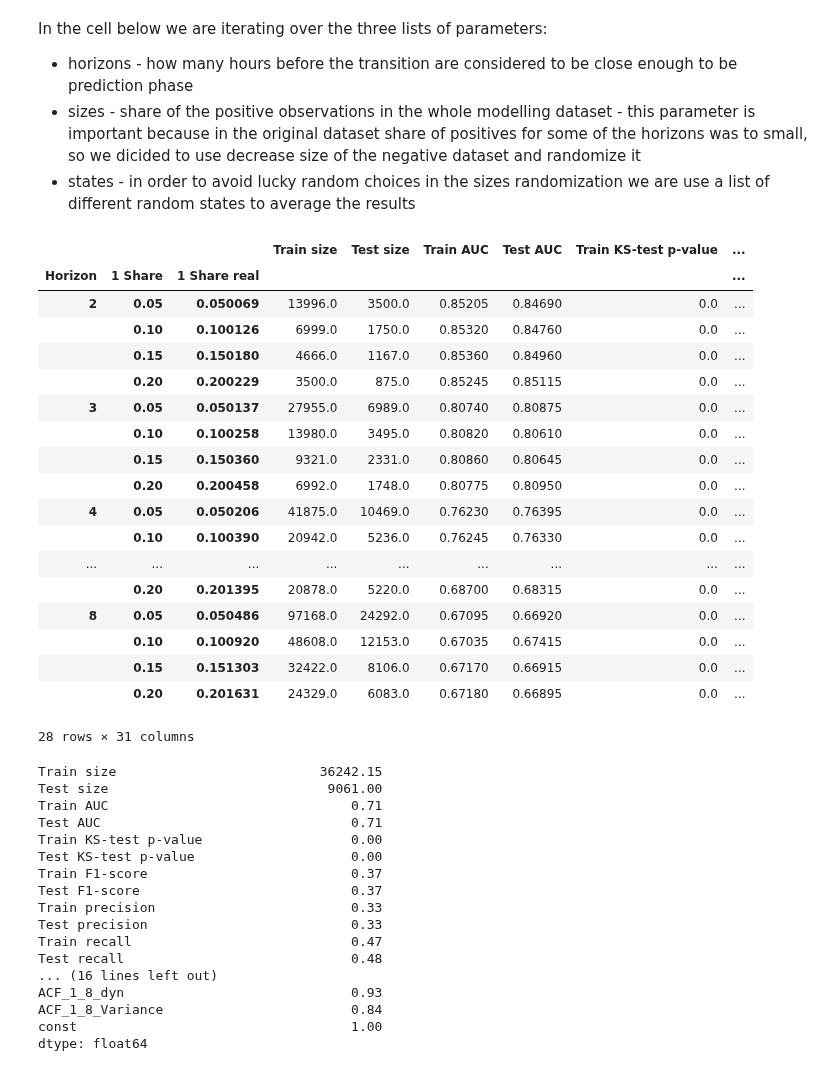
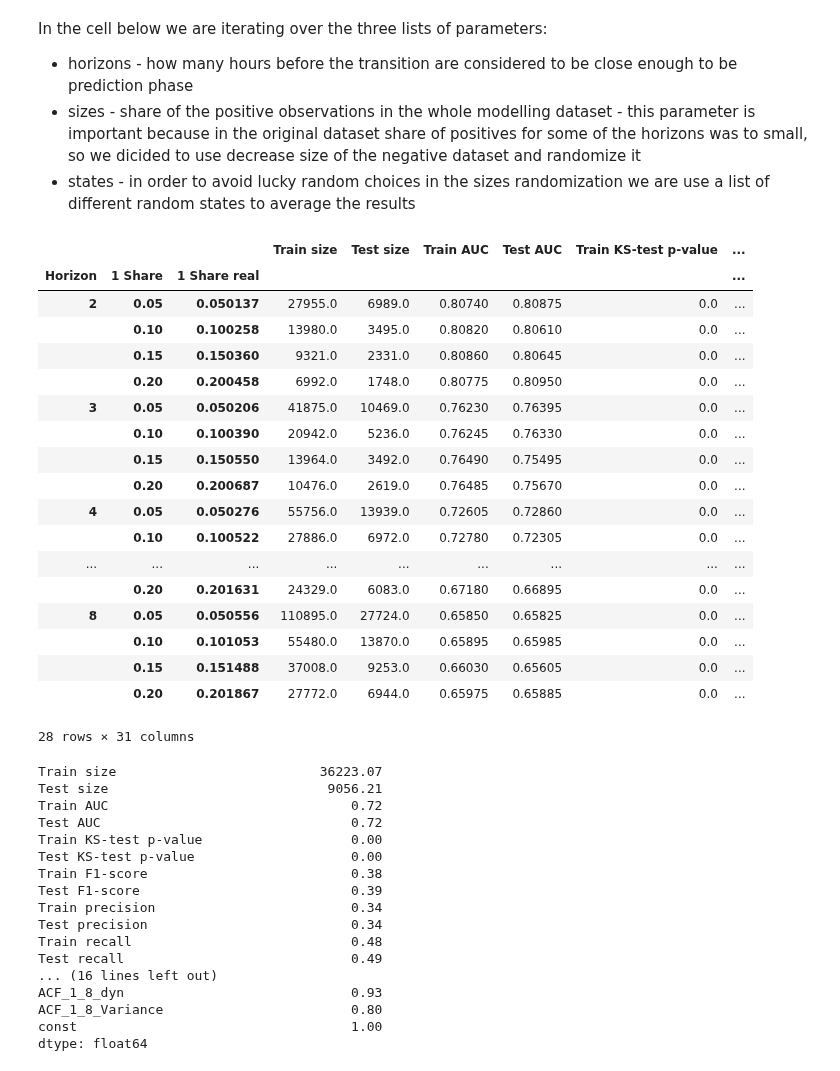
Before and after one commit to lebedevaale/early_warning_model, a Jupyter notebook: modelling.ipynb, the cells around one changed output. Saved outputs shown, nothing was run; the diff lists cells and outputs as text; code cells hidden in the pictures.

Commit message:
Changed horizon rule from more than to just more

```diff
--- a/modelling.ipynb
+++ b/modelling.ipynb
@@ -212,15 +236,19 @@ target = 'Flag'
 horizons = list(range(2, 9))
 shares = np.linspace(0.05, 0.2, 4)
 states = list(range(0, 10000, 500))
+
+# Create dataframe for the results
 res = pd.DataFrame(columns = ['Horizon', '1 Share', '1 Share real', 'State',
                               'Train size', 'Test size', 'Train AUC', 'Test AUC',
                               'Train KS-test p-value', 'Test KS-test p-value',
                               'Train F1-score', 'Test F1-score',
                               'Train precision', 'Test precision',
                               'Train recall', 'Test recall', 'Variables'])
+
+# Iterate over the chosen parameters and optimize classification models, then save all the results to the dataframe
 for horizon in tqdm(horizons):
     data_testing = data_logdyn.copy()
-    data_testing['Flag'] = data_testing['Distance'].apply(lambda x: 0 if x >= horizon else 1)
+    data_testing['Flag'] = data_testing['Distance'].apply(lambda x: 0 if x > horizon else 1)
     data_testing.drop(columns = ['Volume', 'MA100', 'Rise', 'Distance', 'Index', 'Ticker'], inplace = True)
 
     data_testing_1 = data_testing[data_testing[target] == 1]
@@ -231,69 +259,72 @@ for horizon in tqdm(horizons):
     for share in shares:
         for state in states:
             _, X_0, _, Y_0 = modsel.train_test_split(data_testing_0.drop(columns = [target]), data_testing_0[target],
                                                      test_size = min(share_1_orig * (1 - share) / share, 1), random_state = state)
             share_1 = len(Y_1) / (len(Y_0) + len(Y_1))
             Y = pd.concat([Y_0, Y_1])
             X = sm.add_constant(pd.concat([X_0, X_1]))
             X_train, X_test, Y_train, Y_test = modsel.train_test_split(X, Y, test_size = 0.2, random_state = state)
             results_rs, auc_train_rs, auc_test_rs, ks_train_rs, ks_test_rs, f1_train_rs,\
                 f1_test_rs, pr_train_rs, pr_test_rs, rec_train_rs, rec_test_rs\
                 = model_optimization(Y_train, Y_test, X_train, X_test, silent = True)
             res.loc[len(res)] = [horizon, share, share_1, state, len(Y_train), len(Y_test),
                                  auc_train_rs, auc_test_rs, ks_train_rs, ks_test_rs,
                                  f1_train_rs, f1_test_rs, pr_train_rs, pr_test_rs,
                                  rec_train_rs, rec_test_rs, list(results_rs.params.index)]
 
+# OHE-like transformation of the variables' lists
 res_counts = res['Variables'].to_frame()
 for col in list(X_1.columns) + ['const']:
     res_counts[col] = res_counts['Variables'].apply(lambda x: 1 if col in x else 0)
 res = res.drop(columns = ['Variables']).join(res_counts.drop(columns = ['Variables']))
 res.to_parquet('Data/params.parquet')
 
+# Create pivot based on the horizon and 1 share parameters
 groups = ['Horizon', '1 Share', '1 Share real']
 drops = ['State']
 res_means = res.groupby(groups)[res.columns.drop(groups + drops)].mean()
 res_means.to_parquet('Data/params_mean.parquet')
 res_means
 # %% [output]
 |  |  |  | Train size | Test size | Train AUC | Test AUC | Train KS-test p-value | ... |
 | Horizon | 1 Share | 1 Share real |  |  |  |  |  | ... |
-| 2 | 0.05 | 0.050069 | 13996.0 | 3500.0 | 0.85205 | 0.84690 | 0.0 | ... |
-|  | 0.10 | 0.100126 | 6999.0 | 1750.0 | 0.85320 | 0.84760 | 0.0 | ... |
-|  | 0.15 | 0.150180 | 4666.0 | 1167.0 | 0.85360 | 0.84960 | 0.0 | ... |
-|  | 0.20 | 0.200229 | 3500.0 | 875.0 | 0.85245 | 0.85115 | 0.0 | ... |
-| 3 | 0.05 | 0.050137 | 27955.0 | 6989.0 | 0.80740 | 0.80875 | 0.0 | ... |
+| 2 | 0.05 | 0.050137 | 27955.0 | 6989.0 | 0.80740 | 0.80875 | 0.0 | ... |
 |  | 0.10 | 0.100258 | 13980.0 | 3495.0 | 0.80820 | 0.80610 | 0.0 | ... |
 |  | 0.15 | 0.150360 | 9321.0 | 2331.0 | 0.80860 | 0.80645 | 0.0 | ... |
 |  | 0.20 | 0.200458 | 6992.0 | 1748.0 | 0.80775 | 0.80950 | 0.0 | ... |
-| 4 | 0.05 | 0.050206 | 41875.0 | 10469.0 | 0.76230 | 0.76395 | 0.0 | ... |
+| 3 | 0.05 | 0.050206 | 41875.0 | 10469.0 | 0.76230 | 0.76395 | 0.0 | ... |
 |  | 0.10 | 0.100390 | 20942.0 | 5236.0 | 0.76245 | 0.76330 | 0.0 | ... |
+|  | 0.15 | 0.150550 | 13964.0 | 3492.0 | 0.76490 | 0.75495 | 0.0 | ... |
+|  | 0.20 | 0.200687 | 10476.0 | 2619.0 | 0.76485 | 0.75670 | 0.0 | ... |
+| 4 | 0.05 | 0.050276 | 55756.0 | 13939.0 | 0.72605 | 0.72860 | 0.0 | ... |
+|  | 0.10 | 0.100522 | 27886.0 | 6972.0 | 0.72780 | 0.72305 | 0.0 | ... |
 | ... | ... | ... | ... | ... | ... | ... | ... | ... |
-|  | 0.20 | 0.201395 | 20878.0 | 5220.0 | 0.68700 | 0.68315 | 0.0 | ... |
-| 8 | 0.05 | 0.050486 | 97168.0 | 24292.0 | 0.67095 | 0.66920 | 0.0 | ... |
-|  | 0.10 | 0.100920 | 48608.0 | 12153.0 | 0.67035 | 0.67415 | 0.0 | ... |
-|  | 0.15 | 0.151303 | 32422.0 | 8106.0 | 0.67170 | 0.66915 | 0.0 | ... |
 |  | 0.20 | 0.201631 | 24329.0 | 6083.0 | 0.67180 | 0.66895 | 0.0 | ... |
+| 8 | 0.05 | 0.050556 | 110895.0 | 27724.0 | 0.65850 | 0.65825 | 0.0 | ... |
+|  | 0.10 | 0.101053 | 55480.0 | 13870.0 | 0.65895 | 0.65985 | 0.0 | ... |
+|  | 0.15 | 0.151488 | 37008.0 | 9253.0 | 0.66030 | 0.65605 | 0.0 | ... |
+|  | 0.20 | 0.201867 | 27772.0 | 6944.0 | 0.65975 | 0.65885 | 0.0 | ... |
 28 rows × 31 columns
 # %%
-round(res_means[np.in1d(res_means.index.get_level_values(0), list(range(4,9)))].mean(), 2)
-# res_means[res_means].mean()
+# Get mean metrics for all of the columns to understand what variables are actually used in the final models
+# round(res_means[np.in1d(res_means.index.get_level_values(0), list(range(4,9)))].mean(), 2)
+round(res_means.mean(), 2)
 # %% [output]
-Train size                          36242.15
-Test size                            9061.00
-Train AUC                               0.71
-Test AUC                                0.71
+Train size                          36223.07
+Test size                            9056.21
+Train AUC                               0.72
+Test AUC                                0.72
 Train KS-test p-value                   0.00
 Test KS-test p-value                    0.00
-Train F1-score                          0.37
-Test F1-score                           0.37
-Train precision                         0.33
-Test precision                          0.33
-Train recall                            0.47
-Test recall                             0.48
+Train F1-score                          0.38
+Test F1-score                           0.39
+Train precision                         0.34
+Test precision                          0.34
+Train recall                            0.48
+Test recall                             0.49
 ... (16 lines left out)
 ACF_1_8_dyn                             0.93
-ACF_1_8_Variance                        0.84
+ACF_1_8_Variance                        0.80
 const                                   1.00
 dtype: float64
 # %%
```
Also changed, not shown: parts of 5 cells of this notebook, 2 other files.
